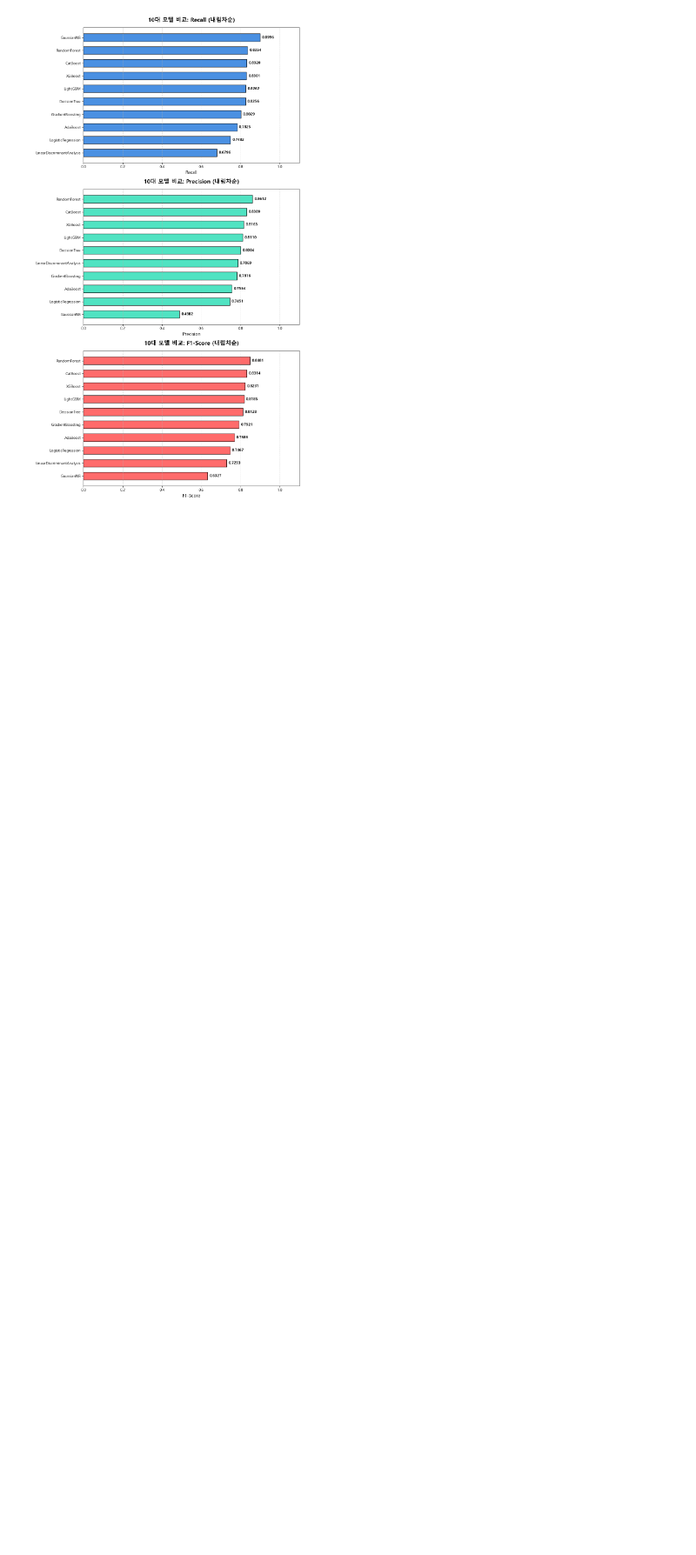
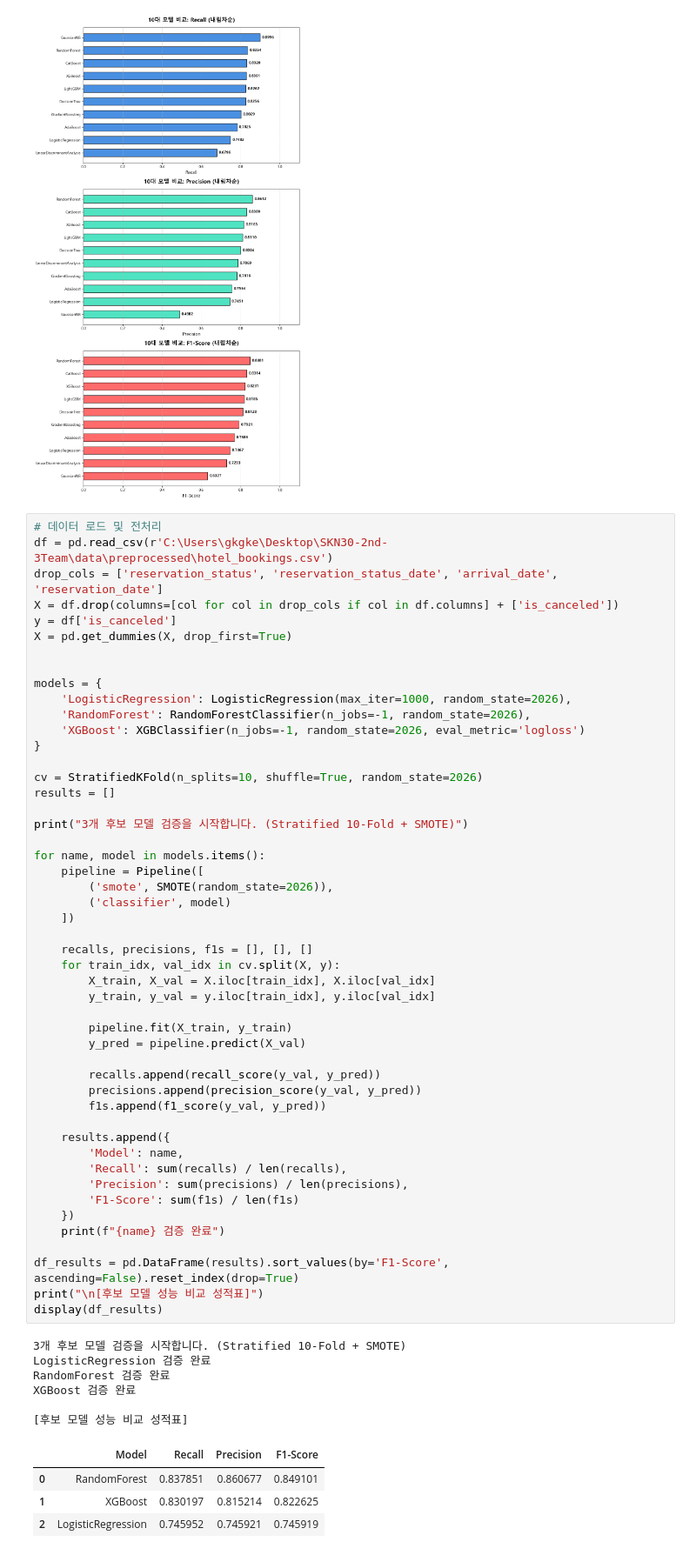
Before and after one commit to SKNETWORKS-FAMILY-AICAMP/SKN30-2nd-3Team, a Jupyter notebook: notebooks/03_ml_model.ipynb, the cells around one changed output. Shown at 87% size. Cells and saved outputs as stored; diff of their text form; blank space fills up the shorter version.

```diff
--- a/notebooks/03_ml_model.ipynb
+++ b/notebooks/03_ml_model.ipynb
@@ -150,3 +152,63 @@ plt.tight_layout()
 plt.show()
 # %% [output]
 [figure]
+# %%
+# 데이터 로드 및 전처리
+df = pd.read_csv(r'C:\Users\gkgke\Desktop\SKN30-2nd-3Team\data\preprocessed\hotel_bookings.csv')
+drop_cols = ['reservation_status', 'reservation_status_date', 'arrival_date', 'reservation_date']
+X = df.drop(columns=[col for col in drop_cols if col in df.columns] + ['is_canceled'])
+y = df['is_canceled']
+X = pd.get_dummies(X, drop_first=True)
+
+
+models = {
+    'LogisticRegression': LogisticRegression(max_iter=1000, random_state=2026),
+    'RandomForest': RandomForestClassifier(n_jobs=-1, random_state=2026),
+    'XGBoost': XGBClassifier(n_jobs=-1, random_state=2026, eval_metric='logloss')
+}
+
+cv = StratifiedKFold(n_splits=10, shuffle=True, random_state=2026)
+results = []
+
+print("3개 후보 모델 검증을 시작합니다. (Stratified 10-Fold + SMOTE)")
+
+for name, model in models.items():
+    pipeline = Pipeline([
+        ('smote', SMOTE(random_state=2026)),
+        ('classifier', model)
+    ])
+
+    recalls, precisions, f1s = [], [], []
+    for train_idx, val_idx in cv.split(X, y):
+        X_train, X_val = X.iloc[train_idx], X.iloc[val_idx]
+        y_train, y_val = y.iloc[train_idx], y.iloc[val_idx]
+
+        pipeline.fit(X_train, y_train)
+        y_pred = pipeline.predict(X_val)
+
+        recalls.append(recall_score(y_val, y_pred))
+        precisions.append(precision_score(y_val, y_pred))
+        f1s.append(f1_score(y_val, y_pred))
+
+    results.append({
+        'Model': name,
+        'Recall': sum(recalls) / len(recalls),
+        'Precision': sum(precisions) / len(precisions),
+        'F1-Score': sum(f1s) / len(f1s)
+    })
+    print(f"{name} 검증 완료")
+
+df_results = pd.DataFrame(results).sort_values(by='F1-Score', ascending=False).reset_index(drop=True)
+print("\n[후보 모델 성능 비교 성적표]")
+display(df_results)
+# %% [output]
+3개 후보 모델 검증을 시작합니다. (Stratified 10-Fold + SMOTE)
+LogisticRegression 검증 완료
+RandomForest 검증 완료
+XGBoost 검증 완료
+
+[후보 모델 성능 비교 성적표]
+|  | Model | Recall | Precision | F1-Score |
+| 0 | RandomForest | 0.837851 | 0.860677 | 0.849101 |
+| 1 | XGBoost | 0.830197 | 0.815214 | 0.822625 |
+| 2 | LogisticRegression | 0.745952 | 0.745921 | 0.745919 |
```
Also changed, not shown: parts of 6 cells of this notebook.
